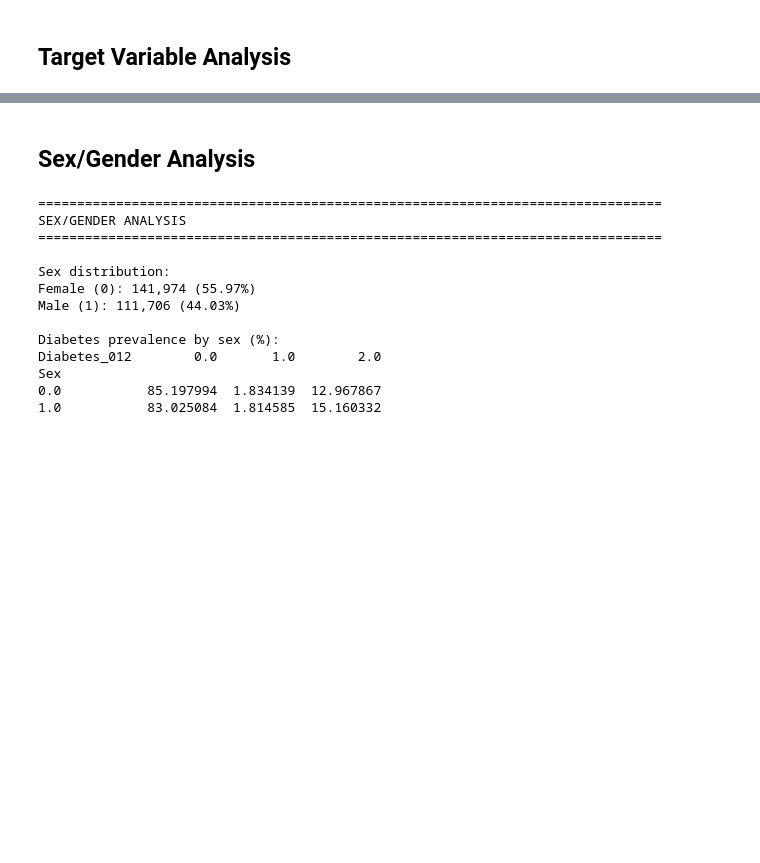
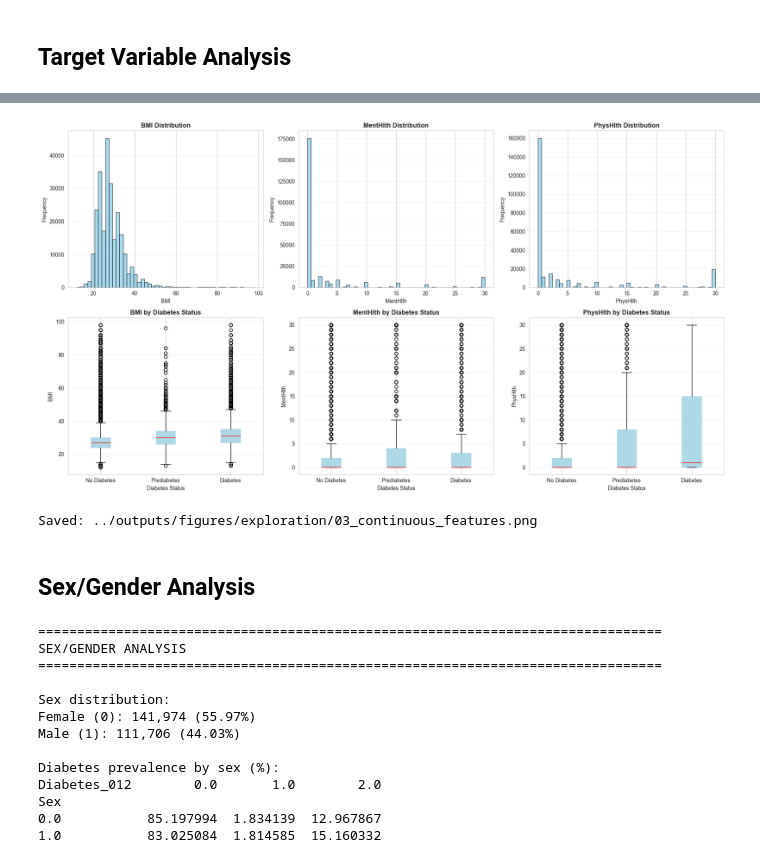
Before and after one commit to eyyuboeztuerk-arch/diabetes-multiclass-project, a Jupyter notebook: notebooks/01_exploration.ipynb, the cells around one changed output, grey strips where cells are left out. Cells and saved outputs as stored; diff of their text form; code cells hidden in the pictures; blank space fills up the shorter version.

```diff
--- a/notebooks/01_exploration.ipynb
+++ b/notebooks/01_exploration.ipynb
@@ -601,3 +621,32 @@ Visualization saved to: ../outputs/figures/exploration/01_target_distribution_mu
+# %%
+# Visualize continuous features
+fig, axes = plt.subplots(2, 3, figsize=(18, 10))
+axes = axes.flatten()
+
+for idx, feature in enumerate(continuous_features):
+    # Histogram
+    axes[idx].hist(df[feature], bins=50, color='skyblue', edgecolor='black', alpha=0.7)
+    axes[idx].set_title(f'{feature} Distribution', fontsize=12, fontweight='bold')
+    axes[idx].set_xlabel(feature, fontsize=10)
+    axes[idx].set_ylabel('Frequency', fontsize=10)
+    axes[idx].grid(axis='y', alpha=0.3)
+
+    # Box plot by target
+    df.boxplot(column=feature, by='Diabetes_012', ax=axes[idx + 3], patch_artist=True, color = {'boxes': 'lightblue', 'whiskers': 'black', 'medians': 'red', 'caps': 'black'})
+    axes[idx + 3].set_title(f'{feature} by Diabetes Status', fontsize=12, fontweight='bold')
+    axes[idx + 3].set_xlabel('Diabetes Status', fontsize=10)
+    axes[idx + 3].set_ylabel(feature, fontsize=10)
+    axes[idx + 3].set_xticklabels([label_mapping['Diabetes_012'][i] for i in sorted(df['Diabetes_012'].unique())])
+    axes[idx + 3].grid(axis='y', alpha=0.3)
+    plt.suptitle('')  # Remove default title
+
+plt.tight_layout()
+plt.savefig(f'{output_dir}/03_continuous_features.png', dpi=300, bbox_inches='tight')
+plt.show()
+print(f"\nSaved: {output_dir}/03_continuous_features.png")
+# %% [output]
+[figure, added]
+Saved: ../outputs/figures/exploration/03_continuous_features.png
 # %% [markdown]
 ## Sex/Gender Analysis
 # %%
```
Also changed, not shown: parts of 15 cells of this notebook.
